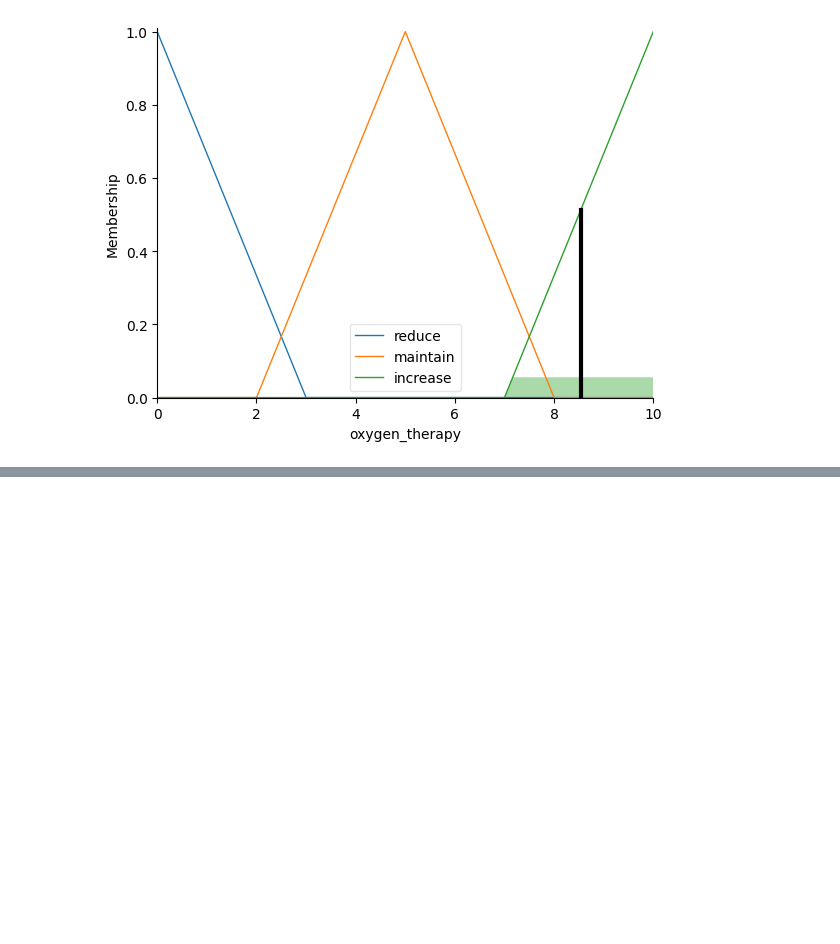
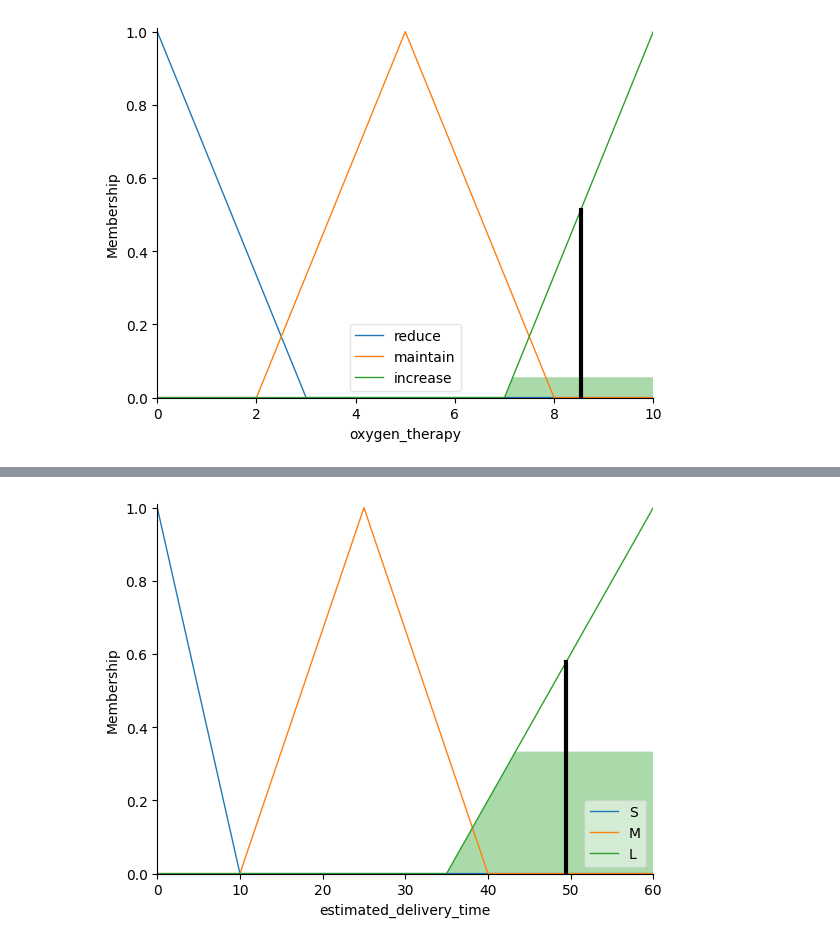
Before and after one commit to TRUONGLETHANHVY/-HW, a Jupyter notebook: _HW.ipynb, the cells around one changed output, grey strips where cells are left out. Saved outputs shown, nothing was run; the diff lists cells and outputs as text; code cells hidden in the pictures; blank space fills up the shorter version.

```diff
--- a/_HW.ipynb
+++ b/_HW.ipynb
@@ -761,0 +841,90 @@ Liệu pháp oxy: 8.541269841269841
+# %%
+#vd2.10
+import numpy as np
+import skfuzzy as fuzz
+from skfuzzy import control as ctrl
+
+traffic_condition = ctrl.Antecedent(np.arange(0, 11, 1), 'traffic_condition')
+distance_to_customer = ctrl.Antecedent(np.arange(0, 21, 1), 'distance_to_customer')
+weather_condition = ctrl.Antecedent(np.arange(0, 11, 1), 'weather_condition')
+order_preparation_time = ctrl.Antecedent(np.arange(0, 31, 1), 'order_preparation_time')
+driver_fatigue = ctrl.Antecedent(np.arange(0, 11, 1), 'driver_fatigue')
+
+estimated_delivery_time = ctrl.Consequent(np.arange(0, 61, 1), 'estimated_delivery_time')
+incentive_bonus = ctrl.Consequent(np.arange(0, 11, 1), 'incentive_bonus')
+driver_performance_rating = ctrl.Consequent(np.arange(0, 6, 1), 'driver_performance_rating')
+
+traffic_condition['L'] = fuzz.trimf(traffic_condition.universe, [0, 0, 3])
+traffic_condition['M'] = fuzz.trimf(traffic_condition.universe, [2, 5, 8])
+traffic_condition['H'] = fuzz.trimf(traffic_condition.universe, [7, 10, 10])
+
+distance_to_customer['S'] = fuzz.trimf(distance_to_customer.universe, [0, 0, 3])
+distance_to_customer['M'] = fuzz.trimf(distance_to_customer.universe, [2, 5, 8])
+distance_to_customer['L'] = fuzz.trimf(distance_to_customer.universe, [7, 20, 20])
+
+weather_condition['C'] = fuzz.trimf(weather_condition.universe, [0, 0, 3])
+weather_condition['R'] = fuzz.trimf(weather_condition.universe, [2, 5, 8])
+weather_condition['S'] = fuzz.trimf(weather_condition.universe, [7, 10, 10])
+
+order_preparation_time['F'] = fuzz.trimf(order_preparation_time.universe, [0, 0, 5])
+order_preparation_time['M'] = fuzz.trimf(order_preparation_time.universe, [5, 10, 15])
+order_preparation_time['S'] = fuzz.trimf(order_preparation_time.universe, [15, 30, 30])
+
+driver_fatigue['L'] = fuzz.trimf(driver_fatigue.universe, [0, 0, 3])
+driver_fatigue['M'] = fuzz.trimf(driver_fatigue.universe, [2, 5, 8])
+driver_fatigue['H'] = fuzz.trimf(driver_fatigue.universe, [7, 10, 10])
+
+estimated_delivery_time['S'] = fuzz.trimf(estimated_delivery_time.universe, [0, 0, 10])
+estimated_delivery_time['M'] = fuzz.trimf(estimated_delivery_time.universe, [10, 25, 40])
+estimated_delivery_time['L'] = fuzz.trimf(estimated_delivery_time.universe, [35, 60, 60])
+
+incentive_bonus['L'] = fuzz.trimf(incentive_bonus.universe, [0, 0, 3])
+incentive_bonus['M'] = fuzz.trimf(incentive_bonus.universe, [3, 5, 7])
+incentive_bonus['H'] = fuzz.trimf(incentive_bonus.universe, [7, 10, 10])
+
+driver_performance_rating['P'] = fuzz.trimf(driver_performance_rating.universe, [0, 0, 2])
+driver_performance_rating['A'] = fuzz.trimf(driver_performance_rating.universe, [2, 3, 4])
+driver_performance_rating['E'] = fuzz.trimf(driver_performance_rating.universe, [4, 5, 5])
+
+rule1 = ctrl.Rule(traffic_condition['L'] & distance_to_customer['S'], estimated_delivery_time['S'])
+rule2 = ctrl.Rule(traffic_condition['M'] & distance_to_customer['M'], estimated_delivery_time['M'])
+rule3 = ctrl.Rule(traffic_condition['H'] & distance_to_customer['L'], estimated_delivery_time['L'])
+
+rule4 = ctrl.Rule(weather_condition['C'], incentive_bonus['L'])
+rule5 = ctrl.Rule(weather_condition['R'], incentive_bonus['M'])
+rule6 = ctrl.Rule(weather_condition['S'], incentive_bonus['H'])
+
+rule7 = ctrl.Rule(order_preparation_time['F'] & traffic_condition['L'], estimated_delivery_time['S'])
+rule8 = ctrl.Rule(order_preparation_time['M'] & traffic_condition['M'], estimated_delivery_time['M'])
+rule9 = ctrl.Rule(order_preparation_time['S'] & traffic_condition['H'], estimated_delivery_time['L'])
+
+rule10 = ctrl.Rule(driver_fatigue['L'], driver_performance_rating['E'])
+rule11 = ctrl.Rule(driver_fatigue['M'], driver_performance_rating['A'])
+rule12 = ctrl.Rule(driver_fatigue['H'], driver_performance_rating['P'])
+
+rule13 = ctrl.Rule(distance_to_customer['L'] & weather_condition['S'] & traffic_condition['H'],
+                   (estimated_delivery_time['L'], incentive_bonus['H']))
+rule14 = ctrl.Rule(distance_to_customer['S'] & weather_condition['C'] & traffic_condition['L'],
+                   (estimated_delivery_time['S'], incentive_bonus['L']))
+rule15 = ctrl.Rule(driver_fatigue['H'] & traffic_condition['H'],
+                   (driver_performance_rating['P'], estimated_delivery_time['L']))
+
+control_system = ctrl.ControlSystem([rule1, rule2, rule3, rule4, rule5, rule6, rule7, rule8, rule9, rule10, rule11, rule12, rule13, rule14, rule15])
+fuzzy_system = ctrl.ControlSystemSimulation(control_system)
+
+fuzzy_system.input['traffic_condition'] = 8
+fuzzy_system.input['distance_to_customer'] = 12
+fuzzy_system.input['weather_condition'] = 9
+fuzzy_system.input['order_preparation_time'] = 20
+fuzzy_system.input['driver_fatigue'] = 7
+
+fuzzy_system.compute()
+
+print("Thời gian giao hàng",fuzzy_system.output['estimated_delivery_time'])
+print("Tiền thưởng khuyến khích ",(fuzzy_system.output['incentive_bonus']))
+print("Xếp hạng hiệu suất tài xế",(fuzzy_system.output['driver_performance_rating']))
+
+estimated_delivery_time.view(sim=fuzzy_system)
+incentive_bonus.view(sim=fuzzy_system)
+driver_performance_rating.view(sim=fuzzy_system)
+# %% [output]
@@ -761,0 +934 @@ Liệu pháp oxy: 8.541269841269841
+[figure, added]
```
Also changed, not shown: parts of 4 cells of this notebook.
